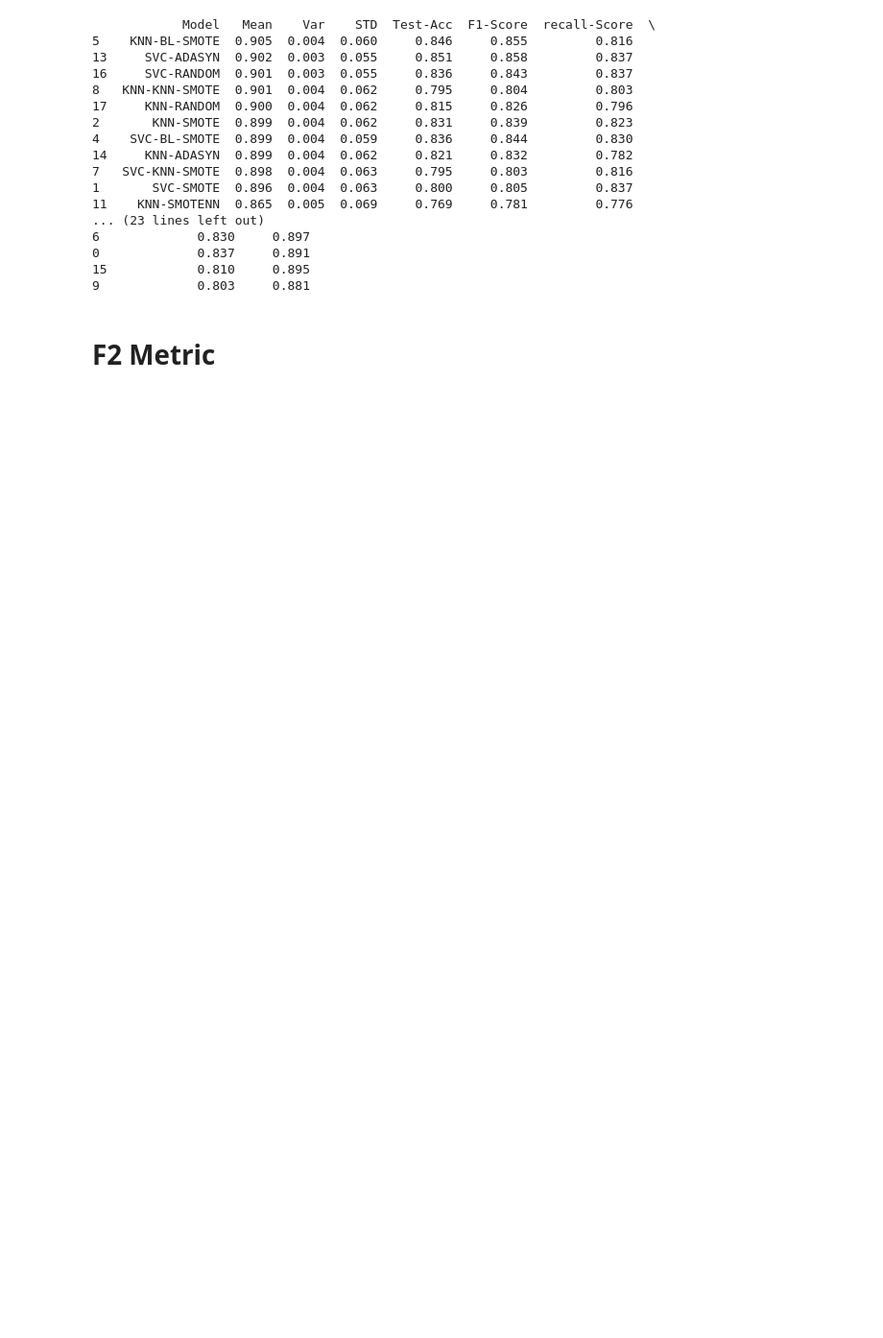
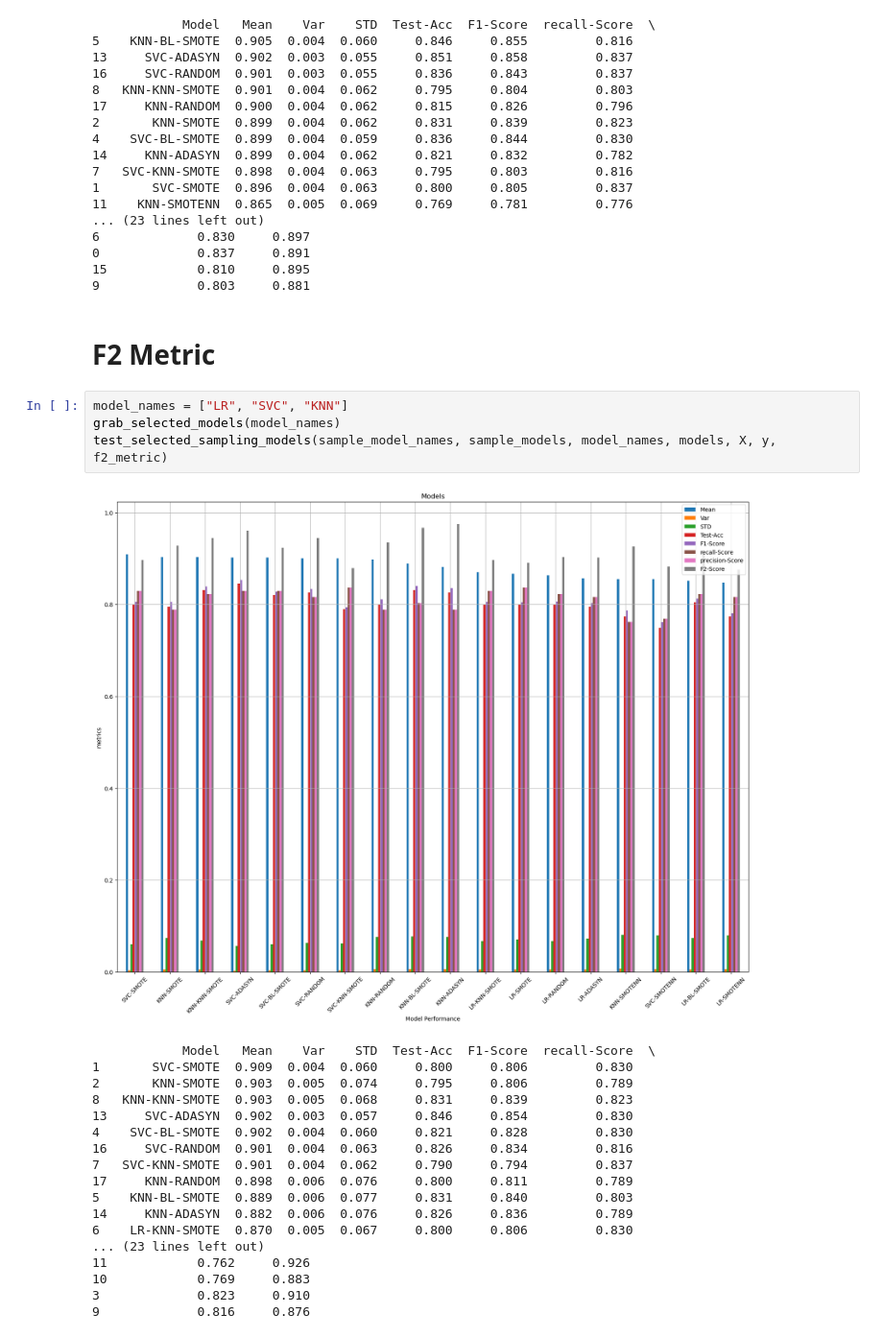
Before and after one commit to MaukanMir/Parkinsons-Classification-Analysis, a Jupyter notebook: training.ipynb, the cells around one changed output. Shown at 96% size. Saved outputs shown, nothing was run; the diff lists cells and outputs as text; blank space fills up the shorter version.

Commit message:
added new models

```diff
--- a/training.ipynb
+++ b/training.ipynb
@@ -558,3 +558,26 @@ test_selected_sampling_models(sample_model_names, sample_models, model_names, mo
 9             0.803     0.881
 # %% [markdown]
 # F2 Metric
+# %%
+model_names = ["LR", "SVC", "KNN"]
+grab_selected_models(model_names)
+test_selected_sampling_models(sample_model_names, sample_models, model_names, models, X, y, f2_metric)
+# %% [output]
+[figure, added]
+            Model   Mean    Var    STD  Test-Acc  F1-Score  recall-Score  \
+1       SVC-SMOTE  0.909  0.004  0.060     0.800     0.806         0.830
+2       KNN-SMOTE  0.903  0.005  0.074     0.795     0.806         0.789
+8   KNN-KNN-SMOTE  0.903  0.005  0.068     0.831     0.839         0.823
+13     SVC-ADASYN  0.902  0.003  0.057     0.846     0.854         0.830
+4    SVC-BL-SMOTE  0.902  0.004  0.060     0.821     0.828         0.830
+16     SVC-RANDOM  0.901  0.004  0.063     0.826     0.834         0.816
+7   SVC-KNN-SMOTE  0.901  0.004  0.062     0.790     0.794         0.837
+17     KNN-RANDOM  0.898  0.006  0.076     0.800     0.811         0.789
+5    KNN-BL-SMOTE  0.889  0.006  0.077     0.831     0.840         0.803
+14     KNN-ADASYN  0.882  0.006  0.076     0.826     0.836         0.789
+6    LR-KNN-SMOTE  0.870  0.005  0.067     0.800     0.806         0.830
+... (23 lines left out)
+11            0.762     0.926
+10            0.769     0.883
+3             0.823     0.910
+9             0.816     0.876
```
Also changed, not shown: parts of 1 cell of this notebook.
